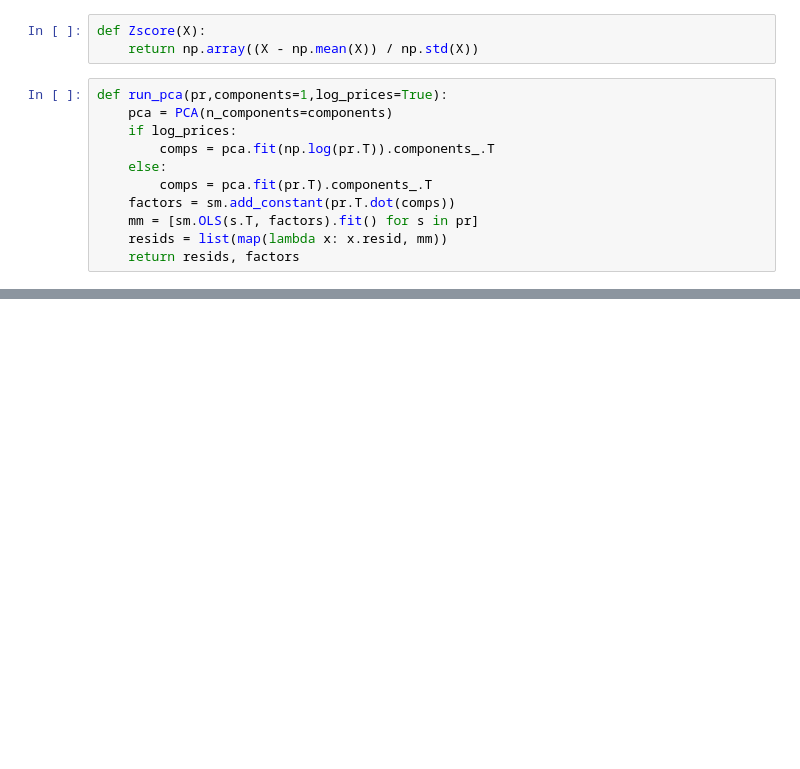
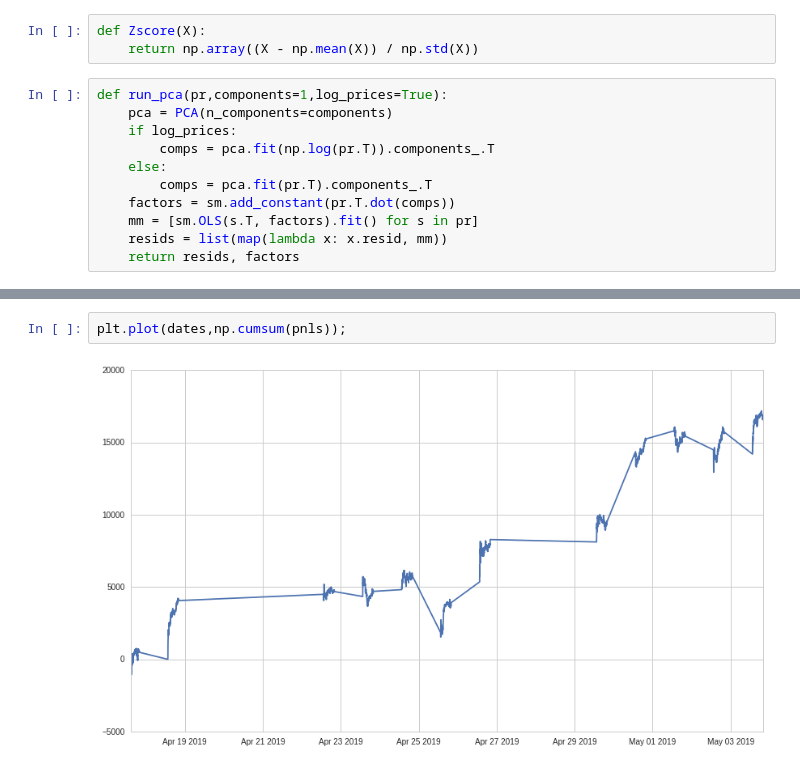
Before and after one commit to rodler/quantinsti_statarb, a Jupyter notebook: PCA_QT.ipynb, the cells around one changed output, grey strips where cells are left out. Saved outputs shown, nothing was run; the diff lists cells and outputs as text; blank space fills up the shorter version.

```diff
--- a/PCA_QT.ipynb
+++ b/PCA_QT.ipynb
@@ -206,0 +219,4 @@ plt.plot(np.cumsum(pnls))
+# %%
+plt.plot(dates,np.cumsum(pnls));
+# %% [output]
+[figure, added]
```
Also changed, not shown: parts of 9 cells of this notebook.
